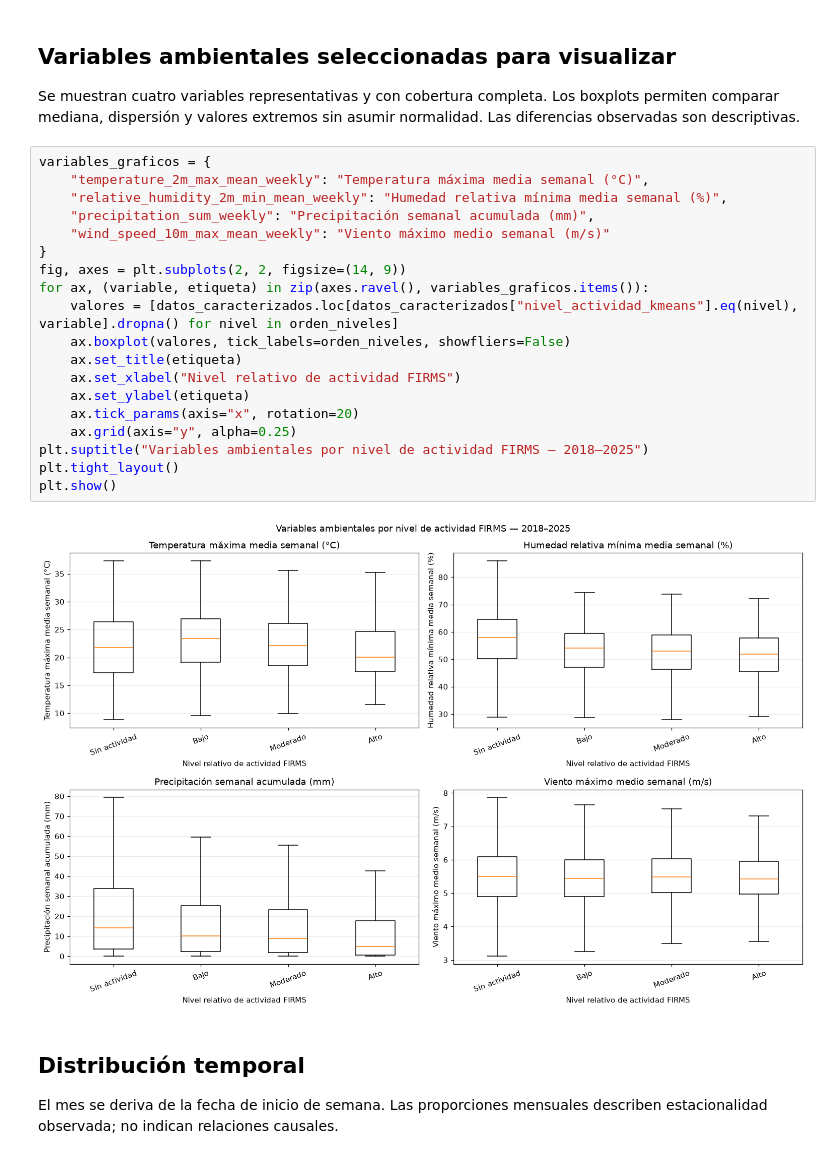
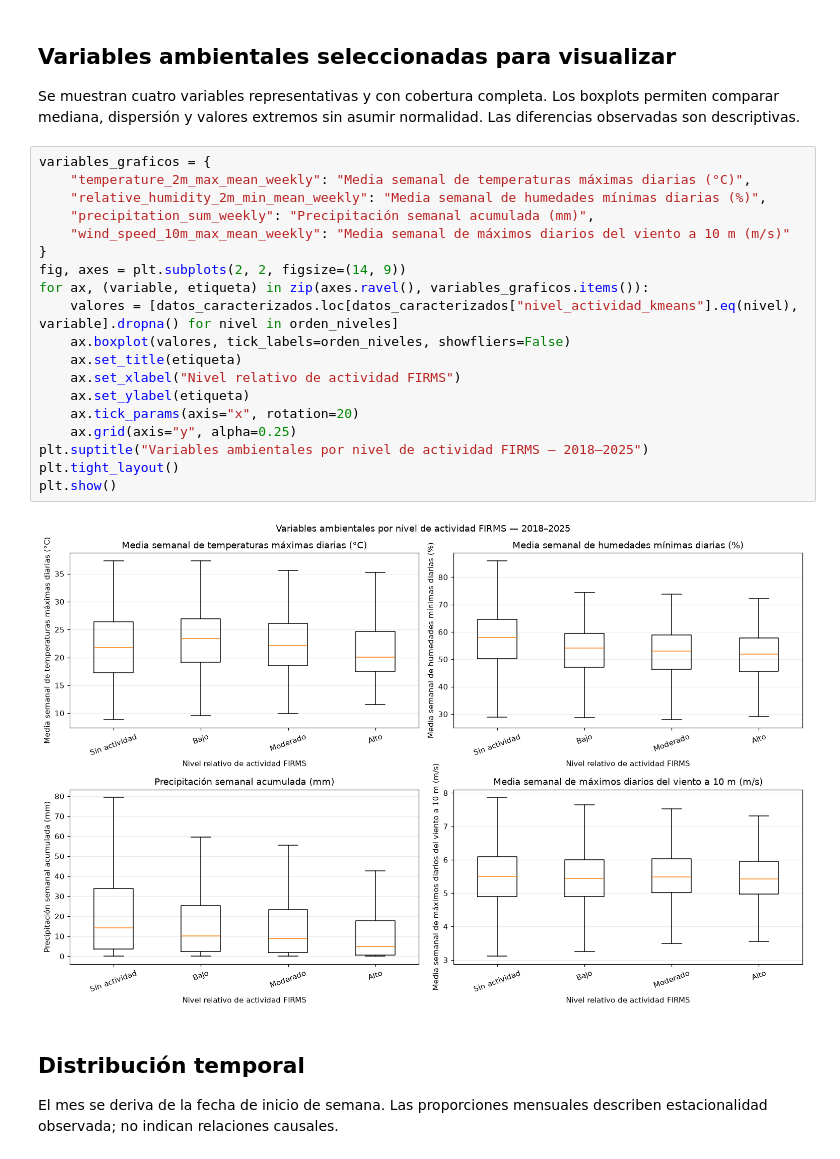
Before and after one commit to kateringonzalez-glitch/Proyecto-AA, a Jupyter notebook: Analisis_No_supervisado.ipynb, the cells around one changed output. Cells and saved outputs as stored; diff of their text form.

```diff
--- a/Analisis_No_supervisado.ipynb
+++ b/Analisis_No_supervisado.ipynb
@@ -596,25 +597,25 @@ resumen_ambiental.round(3)
 Se muestran cuatro variables representativas y con cobertura completa. Los boxplots permiten comparar mediana, dispersión y valores extremos sin asumir normalidad. Las diferencias observadas son descriptivas.
 # %%
 variables_graficos = {
-    "temperature_2m_max_mean_weekly": "Temperatura máxima media semanal (°C)",
-    "relative_humidity_2m_min_mean_weekly": "Humedad relativa mínima media semanal (%)",
+    "temperature_2m_max_mean_weekly": "Media semanal de temperaturas máximas diarias (°C)",
+    "relative_humidity_2m_min_mean_weekly": "Media semanal de humedades mínimas diarias (%)",
     "precipitation_sum_weekly": "Precipitación semanal acumulada (mm)",
-    "wind_speed_10m_max_mean_weekly": "Viento máximo medio semanal (m/s)"
+    "wind_speed_10m_max_mean_weekly": "Media semanal de máximos diarios del viento a 10 m (m/s)"
 }
 fig, axes = plt.subplots(2, 2, figsize=(14, 9))
 for ax, (variable, etiqueta) in zip(axes.ravel(), variables_graficos.items()):
     valores = [datos_caracterizados.loc[datos_caracterizados["nivel_actividad_kmeans"].eq(nivel), variable].dropna() for nivel in orden_niveles]
     ax.boxplot(valores, tick_labels=orden_niveles, showfliers=False)
     ax.set_title(etiqueta)
     ax.set_xlabel("Nivel relativo de actividad FIRMS")
     ax.set_ylabel(etiqueta)
     ax.tick_params(axis="x", rotation=20)
     ax.grid(axis="y", alpha=0.25)
 plt.suptitle("Variables ambientales por nivel de actividad FIRMS — 2018–2025")
 plt.tight_layout()
 plt.show()
 # %% [output]
-[figure, old version]
+[figure, new version]
 # %% [markdown]
 ## Distribución temporal
 
```
Also changed, not shown: parts of 57 cells of this notebook.
